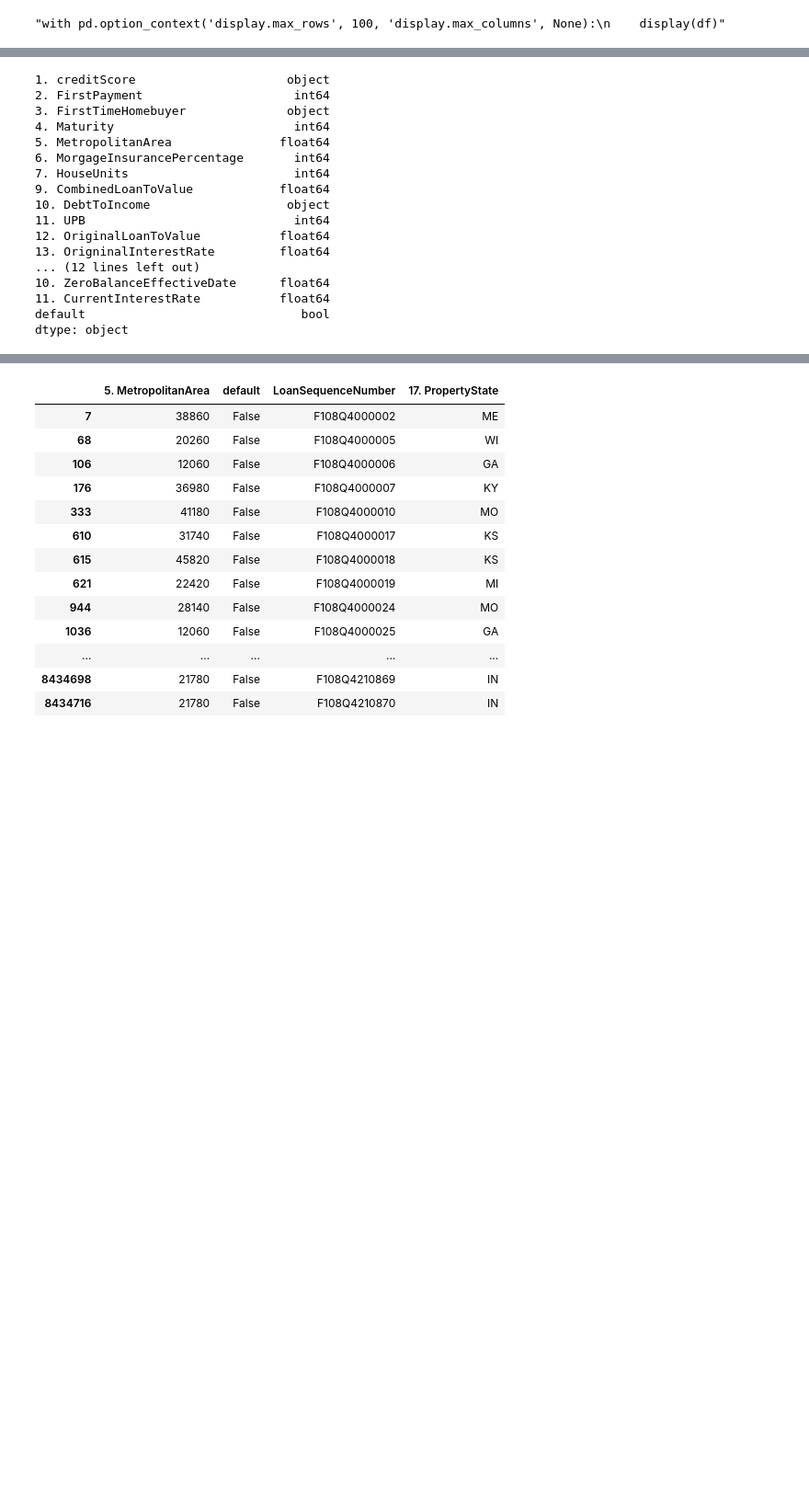
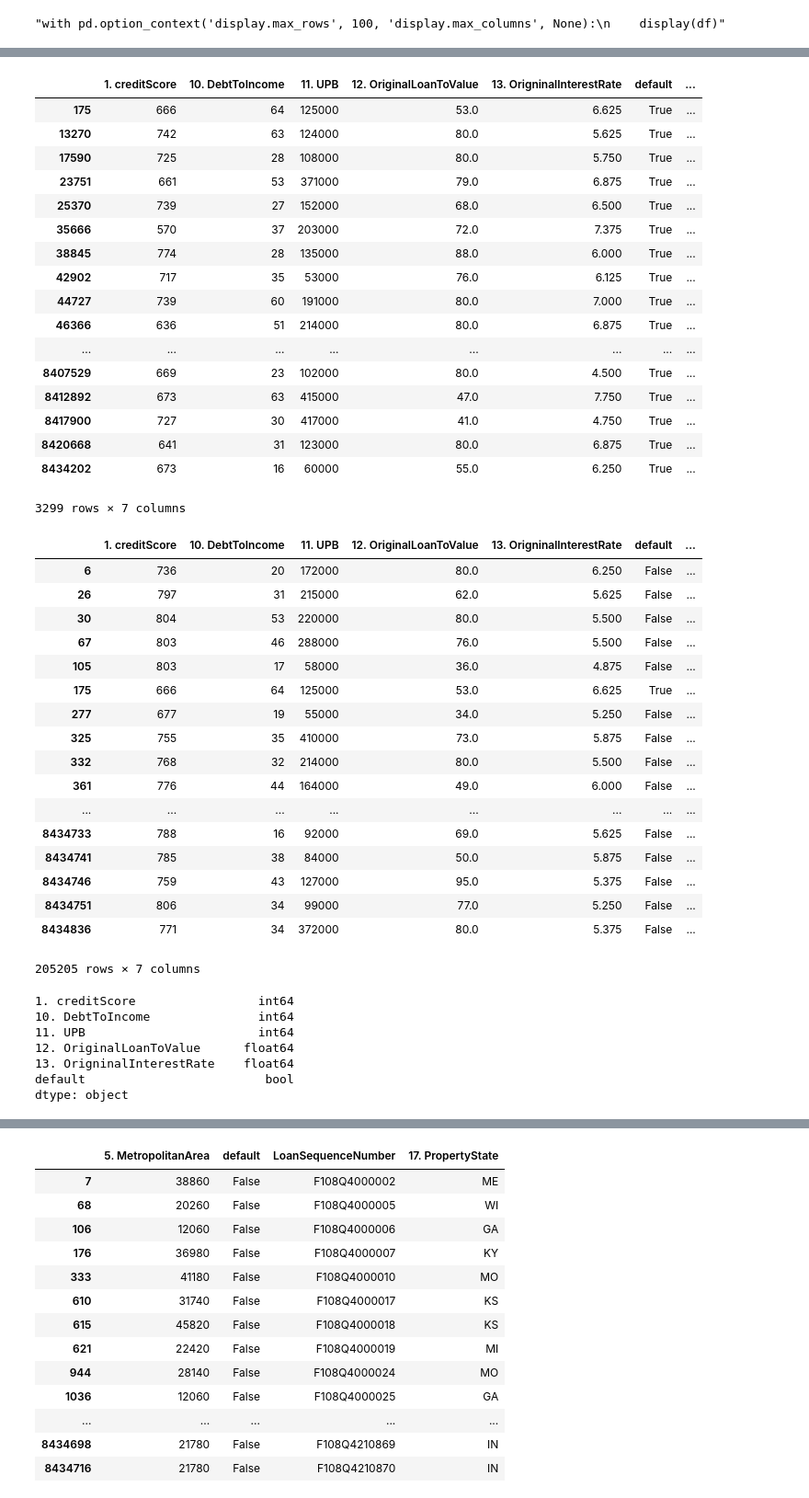
Before and after one commit to mmoghadam1/csci4502-project, a Jupyter notebook: LoadDataAndRegress.ipynb, the cells around one changed output, grey strips where cells are left out. Shown at 92% size. Cells and saved outputs as stored; diff of their text form; code cells hidden in the pictures; blank space fills up the shorter version.

```diff
--- a/LoadDataAndRegress.ipynb
+++ b/LoadDataAndRegress.ipynb
@@ -66,0 +67,6 @@ with pd.option_context('display.max_rows', 100, 'display.max_columns', None):
+# %%
+display(df.dtypes)
+abc= df.drop_duplicates(subset='LoanSequenceNumber', keep='last')
+display(abc)
+with pd.option_context('display.max_rows', 100, 'display.max_columns', None):
+    display(abc[pd.notnull(abc['9. ZeroBalanceCode'])])
@@ -67,20 +127,59 @@ with pd.option_context('display.max_rows', 100, 'display.max_columns', None):
+# %%
+logdf = abc.loc[:,['1. creditScore', '10. DebtToIncome', '11. UPB', '12. OriginalLoanToValue','13. OrigninalInterestRate', 'default' , '22. OriginalLoanTerm' ]]
+display(logdf[logdf['default'] == True])
+#logdf.drop_duplicates(subset='LoanSequenceNumber', inplace=True, keep='last')
+logdf['1. creditScore'].replace('   ', np.NaN, inplace=True)
+logdf['10. DebtToIncome'].replace('   ', np.NaN, inplace=True)
+logdf = logdf.dropna()
+logdf['1. creditScore'] = pd.to_numeric(logdf['1. creditScore'])
+logdf['10. DebtToIncome']= pd.to_numeric(logdf['10. DebtToIncome'])
+x = x.reset_index(drop=True)
+# a = logdf.loc[df['1. creditScore'] == isnull]
+display(logdf)
+# %% [output]
+|  | 1. creditScore | 10. DebtToIncome | 11. UPB | 12. OriginalLoanToValue | 13. OrigninalInterestRate | default | ... |
+| 175 | 666 | 64 | 125000 | 53.0 | 6.625 | True | ... |
+| 13270 | 742 | 63 | 124000 | 80.0 | 5.625 | True | ... |
+| 17590 | 725 | 28 | 108000 | 80.0 | 5.750 | True | ... |
+| 23751 | 661 | 53 | 371000 | 79.0 | 6.875 | True | ... |
+| 25370 | 739 | 27 | 152000 | 68.0 | 6.500 | True | ... |
+| 35666 | 570 | 37 | 203000 | 72.0 | 7.375 | True | ... |
+| 38845 | 774 | 28 | 135000 | 88.0 | 6.000 | True | ... |
+| 42902 | 717 | 35 | 53000 | 76.0 | 6.125 | True | ... |
+| 44727 | 739 | 60 | 191000 | 80.0 | 7.000 | True | ... |
+| 46366 | 636 | 51 | 214000 | 80.0 | 6.875 | True | ... |
+| ... | ... | ... | ... | ... | ... | ... | ... |
+| 8407529 | 669 | 23 | 102000 | 80.0 | 4.500 | True | ... |
+| 8412892 | 673 | 63 | 415000 | 47.0 | 7.750 | True | ... |
+| 8417900 | 727 | 30 | 417000 | 41.0 | 4.750 | True | ... |
+| 8420668 | 641 | 31 | 123000 | 80.0 | 6.875 | True | ... |
+| 8434202 | 673 | 16 | 60000 | 55.0 | 6.250 | True | ... |
+3299 rows × 7 columns
+|  | 1. creditScore | 10. DebtToIncome | 11. UPB | 12. OriginalLoanToValue | 13. OrigninalInterestRate | default | ... |
+| 6 | 736 | 20 | 172000 | 80.0 | 6.250 | False | ... |
+| 26 | 797 | 31 | 215000 | 62.0 | 5.625 | False | ... |
+| 30 | 804 | 53 | 220000 | 80.0 | 5.500 | False | ... |
+| 67 | 803 | 46 | 288000 | 76.0 | 5.500 | False | ... |
+| 105 | 803 | 17 | 58000 | 36.0 | 4.875 | False | ... |
+| 175 | 666 | 64 | 125000 | 53.0 | 6.625 | True | ... |
+| 277 | 677 | 19 | 55000 | 34.0 | 5.250 | False | ... |
+| 325 | 755 | 35 | 410000 | 73.0 | 5.875 | False | ... |
+| 332 | 768 | 32 | 214000 | 80.0 | 5.500 | False | ... |
+| 361 | 776 | 44 | 164000 | 49.0 | 6.000 | False | ... |
+| ... | ... | ... | ... | ... | ... | ... | ... |
+| 8434733 | 788 | 16 | 92000 | 69.0 | 5.625 | False | ... |
+| 8434741 | 785 | 38 | 84000 | 50.0 | 5.875 | False | ... |
+| 8434746 | 759 | 43 | 127000 | 95.0 | 5.375 | False | ... |
+| 8434751 | 806 | 34 | 99000 | 77.0 | 5.250 | False | ... |
+| 8434836 | 771 | 34 | 372000 | 80.0 | 5.375 | False | ... |
+205205 rows × 7 columns
 # %%
-display(df.dtypes)
+display(logdf.dtypes)
 # %% [output]
-1. creditScore                     object
-2. FirstPayment                     int64
-3. FirstTimeHomebuyer              object
-4. Maturity                         int64
-5. MetropolitanArea               float64
-6. MorgageInsurancePercentage       int64
-7. HouseUnits                       int64
-9. CombinedLoanToValue            float64
-10. DebtToIncome                   object
-11. UPB                             int64
-12. OriginalLoanToValue           float64
-13. OrigninalInterestRate         float64
-... (12 lines left out)
-10. ZeroBalanceEffectiveDate      float64
-11. CurrentInterestRate           float64
-default                              bool
+1. creditScore                 int64
+10. DebtToIncome               int64
+11. UPB                        int64
+12. OriginalLoanToValue      float64
+13. OrigninalInterestRate    float64
+default                         bool
 dtype: object
```
Also changed, not shown: parts of 13 cells of this notebook.
